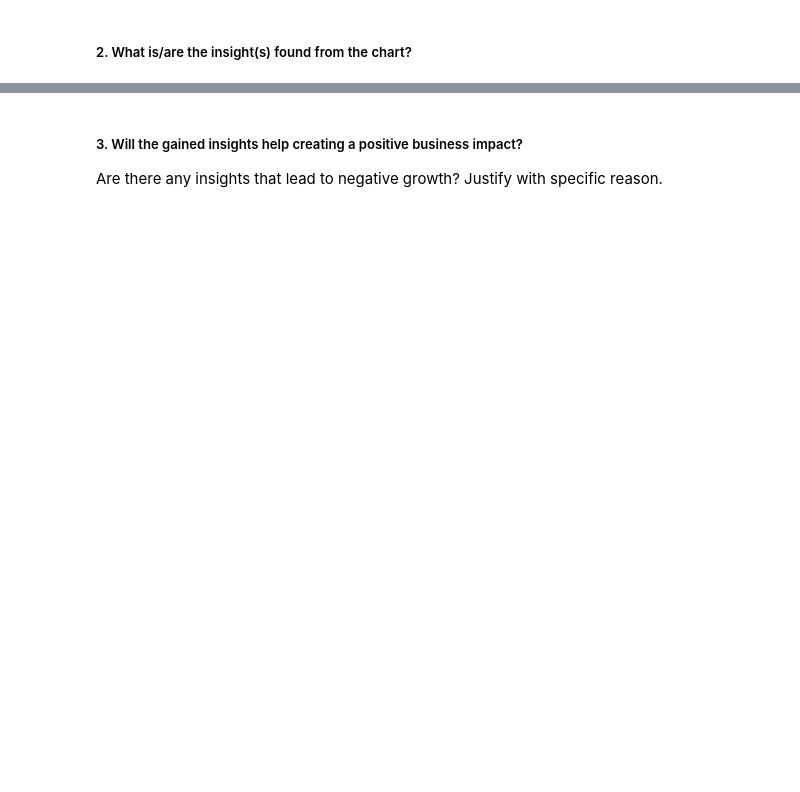
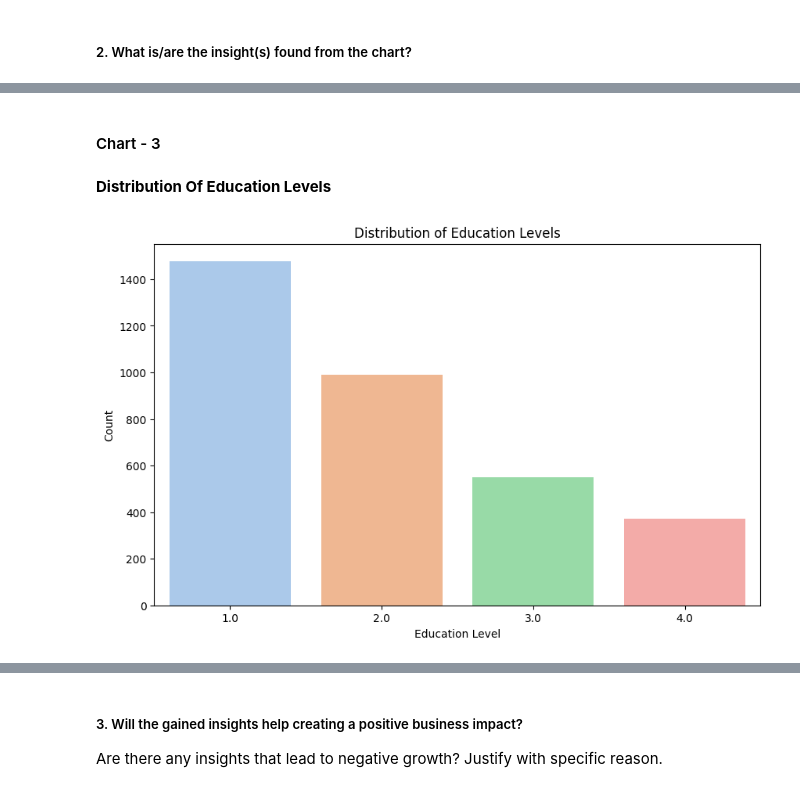
Before and after one commit to DevanshA2511/Devanshs_Cardiovascular_Risk_Prediction, a Jupyter notebook: Devansh's_Cardiovascular_Risk_Prediction_ML_Project.ipynb, the cells around one changed output, grey strips where cells are left out. Saved outputs shown, nothing was run; the diff lists cells and outputs as text; code cells hidden in the pictures; blank space fills up the shorter version.

```diff
--- a/Devansh's_Cardiovascular_Risk_Prediction_ML_Project.ipynb
+++ b/Devansh's_Cardiovascular_Risk_Prediction_ML_Project.ipynb
@@ -290,0 +424,19 @@ Answer Here
+# %% [markdown]
+#### Chart - 3
+# %% [markdown]
+**Distribution Of Education Levels**
+# %%
+# Chart - 3 visualization code
+# Create a count plot for education levels
+plt.figure(figsize=(10, 6))
+sns.countplot(data=df, x="education", palette='pastel')
+
+# Set labels and title
+plt.xlabel('Education Level')
+plt.ylabel('Count')
+plt.title('Distribution of Education Levels')
+
+# Display the chart
+plt.show()
+# %% [output]
+[figure, added]
```
Also changed, not shown: parts of 91 cells of this notebook.
